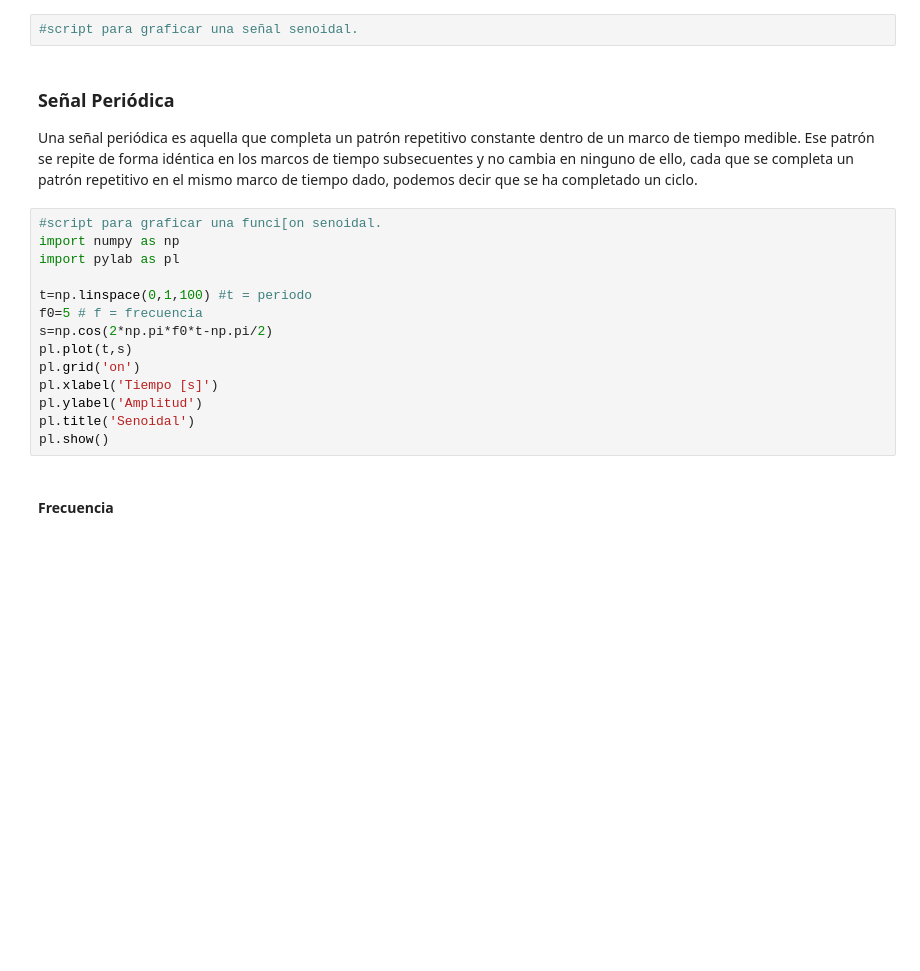
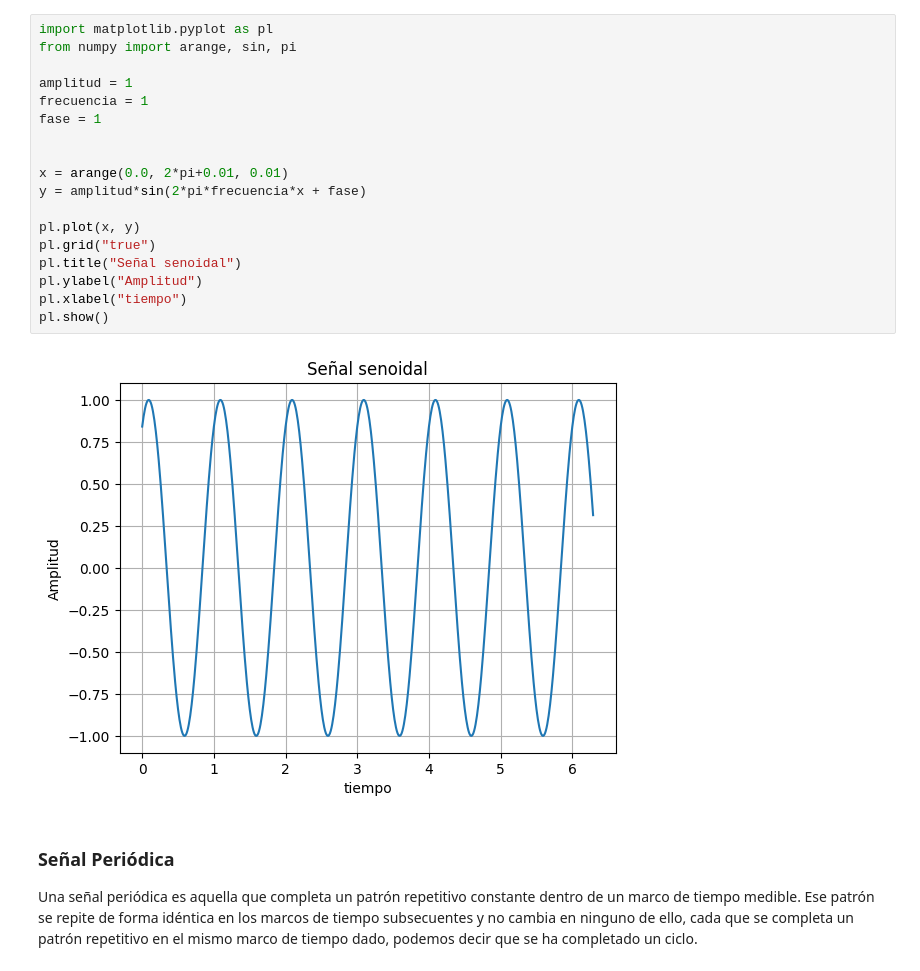
Before and after one commit to SaulG21/Lab7Networking22O, a Jupyter notebook: signal/src/lab7.ipynb, the cells around one changed output. Cells and saved outputs as stored; diff of their text form; blank space fills up the shorter version.

```diff
--- a/signal/src/lab7.ipynb
+++ b/signal/src/lab7.ipynb
@@ -16,21 +15,23 @@
-# %%
-#script para graficar una señal senoidal.
+# %%
+import matplotlib.pyplot as pl
+from numpy import arange, sin, pi
+
+amplitud = 1
+frecuencia = 1
+fase = 1
+
+
+x = arange(0.0, 2*pi+0.01, 0.01)
+y = amplitud*sin(2*pi*frecuencia*x + fase)
+
+pl.plot(x, y)
+pl.grid("true")
+pl.title("Señal senoidal")
+pl.ylabel("Amplitud")
+pl.xlabel("tiempo")
+pl.show()
+# %% [output]
+[figure, added]
 # %% [markdown]
 <h3>Señal Periódica</h3>
 <p>Una señal periódica es aquella que completa un patrón repetitivo constante dentro de un marco de tiempo medible. Ese patrón se repite de forma idéntica en los marcos de tiempo subsecuentes y no cambia en ninguno de ello, cada que se completa un patrón repetitivo en el mismo marco de tiempo dado, podemos decir que se ha completado un ciclo.</p>
-# %%
-#script para graficar una funci[on senoidal.
-import numpy as np
-import pylab as pl
-
-t=np.linspace(0,1,100) #t = periodo
-f0=5 # f = frecuencia
-s=np.cos(2*np.pi*f0*t-np.pi/2)
-pl.plot(t,s)
-pl.grid('on')
-pl.xlabel('Tiempo [s]')
-pl.ylabel('Amplitud')
-pl.title('Senoidal')
-pl.show()
-# %% [markdown]
-<h4>Frecuencia</h4>
```
Also changed, not shown: parts of 16 cells of this notebook, 4 other files.
